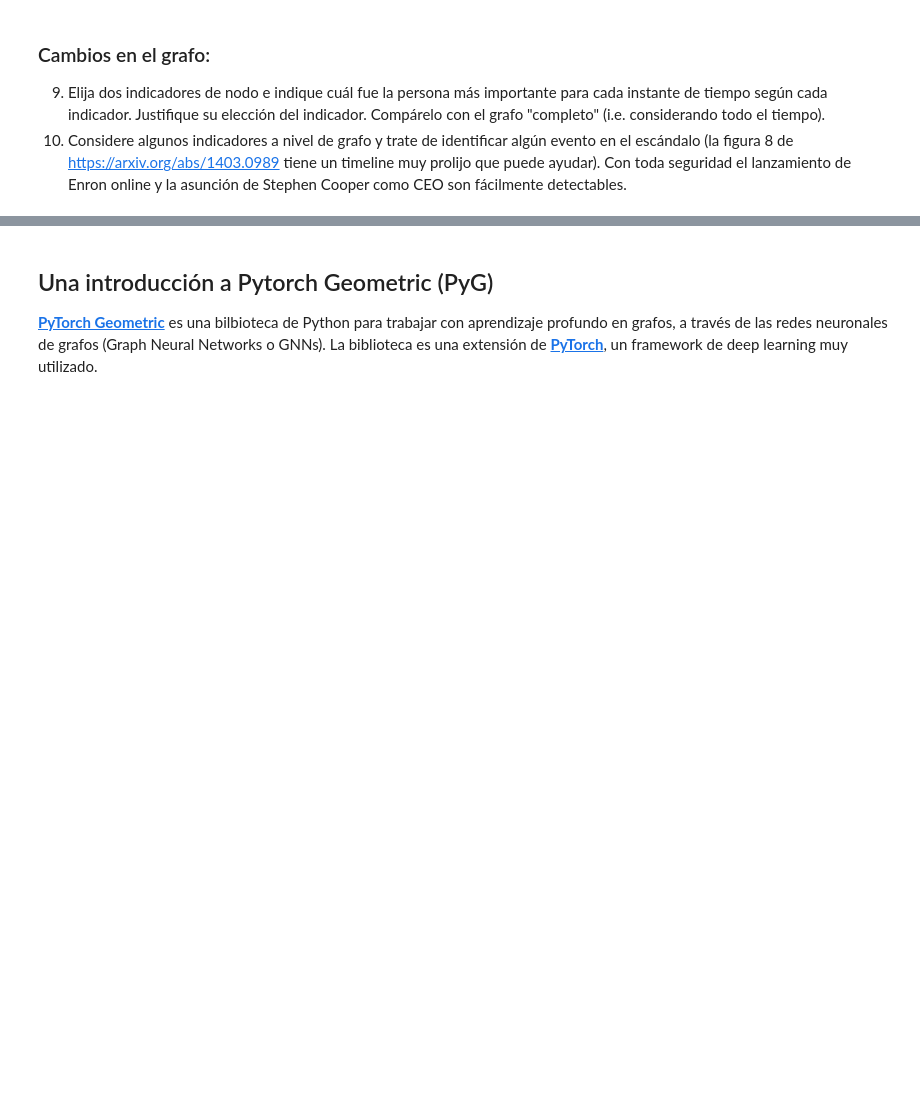
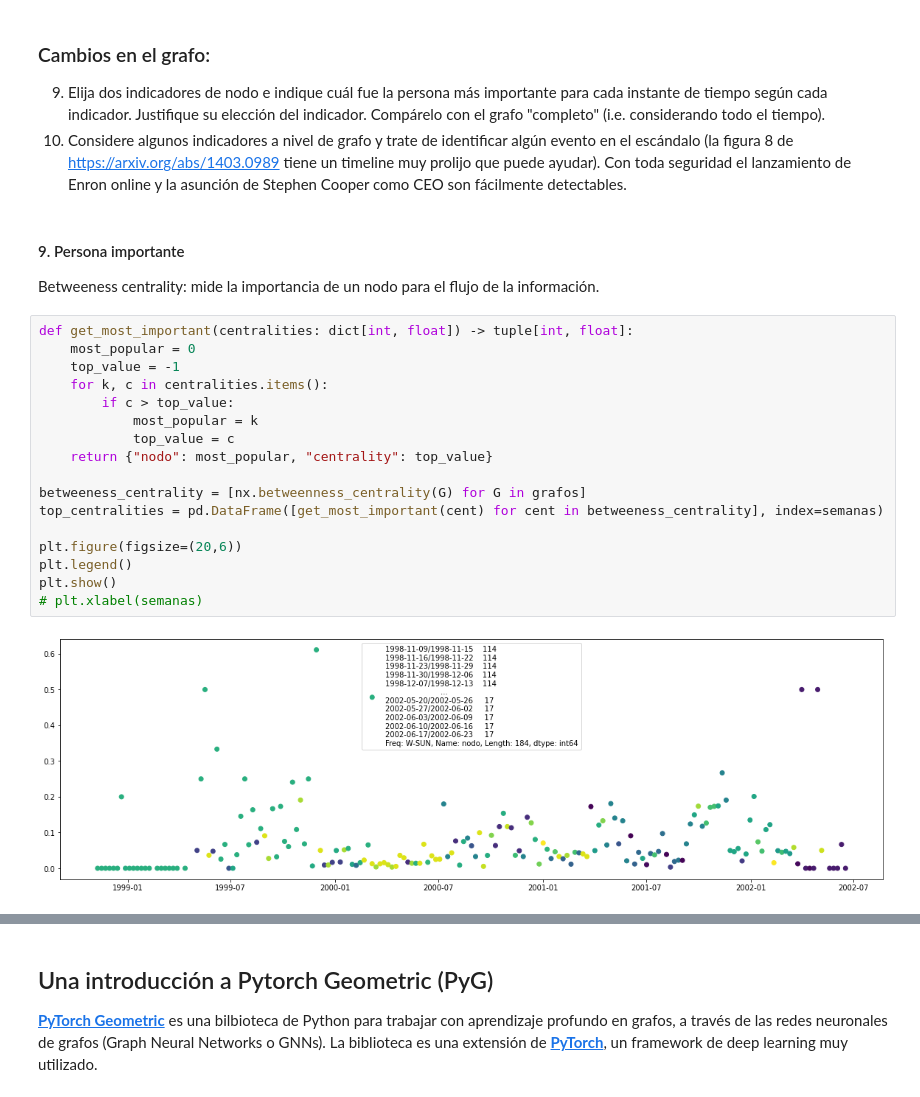
Before and after one commit to j-oflaherty/AA-grafos, a Jupyter notebook: lab1/Lab1_AAG2025.ipynb, the cells around one changed output, grey strips where cells are left out. Cells and saved outputs as stored; diff of their text form; blank space fills up the shorter version.

```diff
--- a/lab1/Lab1_AAG2025.ipynb
+++ b/lab1/Lab1_AAG2025.ipynb
@@ -148,3 +364,26 @@ plt.show()
 ### Cambios en el grafo:
 9. Elija dos indicadores de nodo e indique cuál fue la persona más importante para cada instante de tiempo según cada indicador. Justifique su elección del indicador.  Compárelo con el grafo "completo" (i.e. considerando todo el tiempo).
 10. Considere algunos indicadores a nivel de grafo y trate de identificar algún evento en el escándalo (la figura 8 de https://arxiv.org/abs/1403.0989 tiene un timeline muy prolijo que puede ayudar). Con toda seguridad el lanzamiento de Enron online y la asunción de Stephen Cooper como CEO son fácilmente detectables.
+# %% [markdown]
+#### 9. Persona importante
+
+Betweeness centrality: mide la importancia de un nodo para el flujo de la información.
+# %%
+def get_most_important(centralities: dict[int, float]) -> tuple[int, float]:
+    most_popular = 0
+    top_value = -1
+    for k, c in centralities.items():
+        if c > top_value:
+            most_popular = k
+            top_value = c
+    return {"nodo": most_popular, "centrality": top_value}
+
+betweeness_centrality = [nx.betweenness_centrality(G) for G in grafos]
+top_centralities = pd.DataFrame([get_most_important(cent) for cent in betweeness_centrality], index=semanas)
+
+plt.figure(figsize=(20,6))
+plt.legend()
+plt.show()
+# plt.xlabel(semanas)
+# %% [output]
+[figure, added]
```
Also changed, not shown: parts of 29 cells of this notebook, 2 other files.
